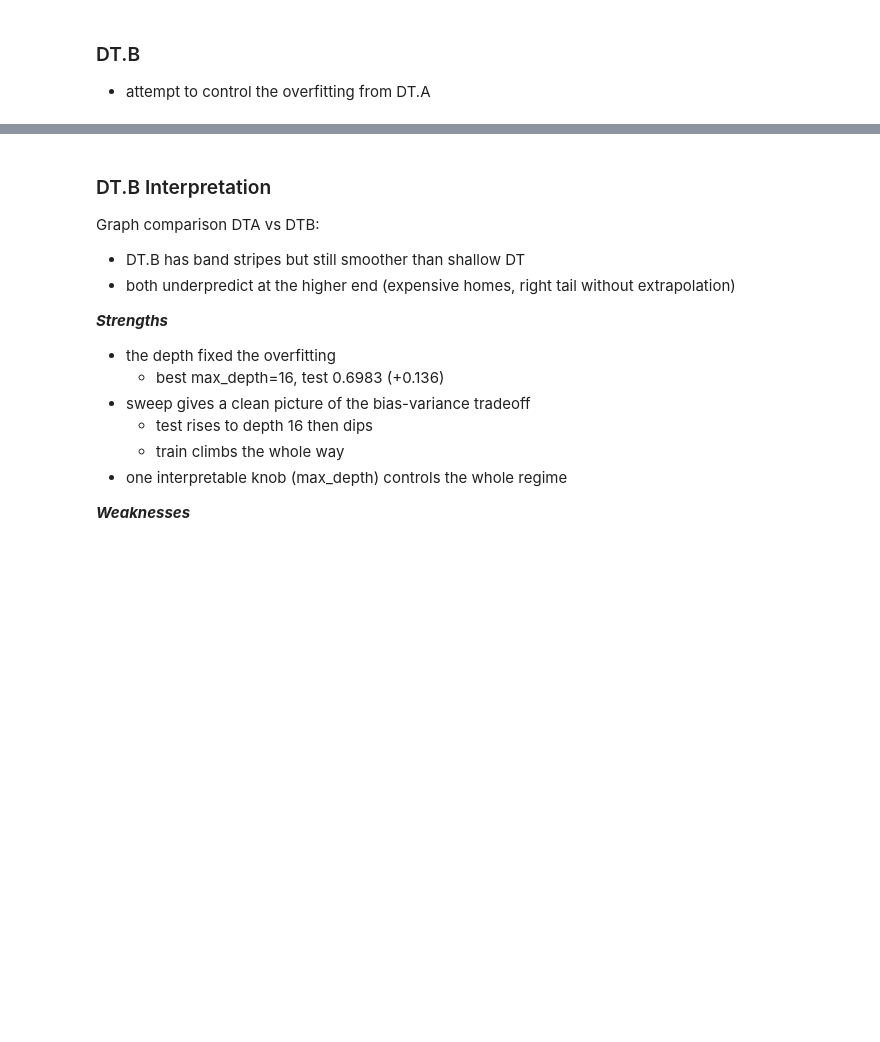
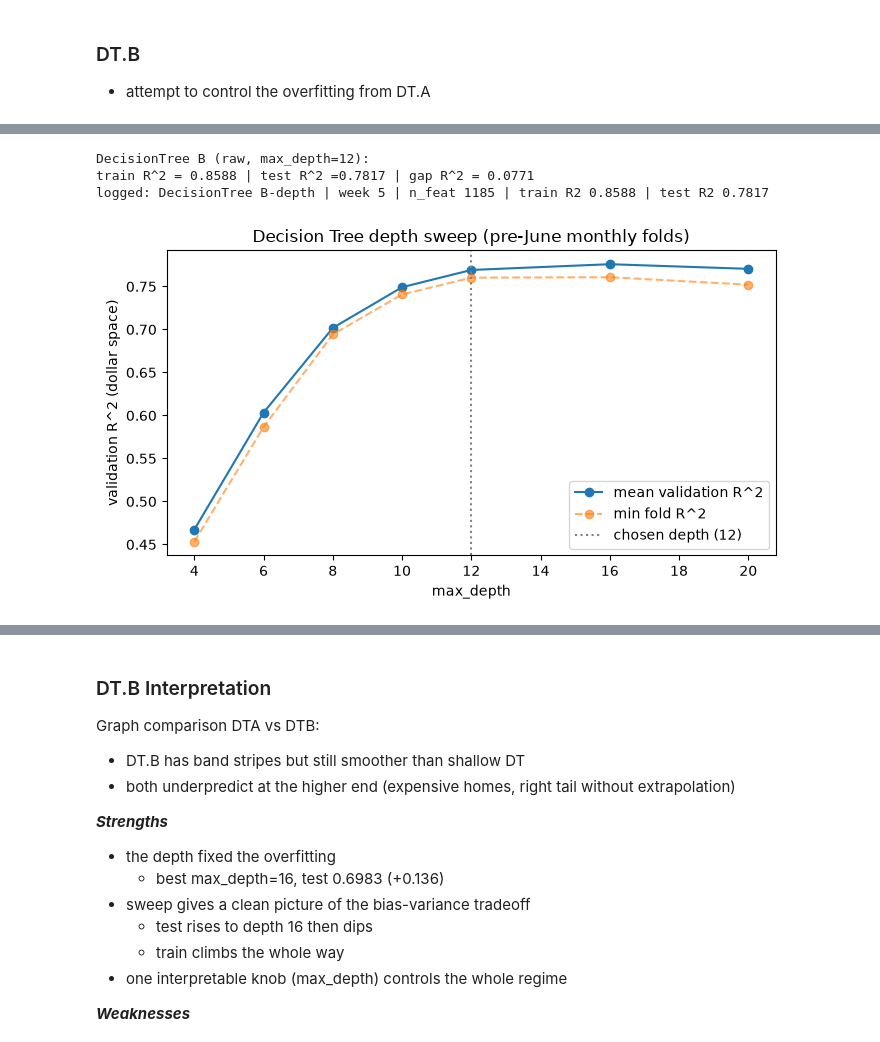
Before and after one commit to iviang/IDX-Exchange-DS-2026, a Jupyter notebook: Deliverables/Week 5/04_model_comparison.ipynb, the cells around one changed output, grey strips where cells are left out. Saved outputs shown, nothing was run; the diff lists cells and outputs as text; code cells hidden in the pictures; blank space fills up the shorter version.

Commit message:
adjusting the gridserach and depth sweep

```diff
--- a/Deliverables/Week 5/04_model_comparison.ipynb
+++ b/Deliverables/Week 5/04_model_comparison.ipynb
@@ -116,17 +116,23 @@ EXCLUDE = [
 
     "County_Los_Angeles",       # reference
     "SchoolDistrict",
-    "BedperBath", "PropertyAge", "LotToLiving_log", "LotToLiving",
+    "BedBathRatio",
+    "PropertyAge",
+    "LotToLiving_log",
+    "LotToLiving",
+    "City"
 
 ]
 
 feature = [c for c in df.columns if c not in EXCLUDE and not c.startswith("District_")]
-print(f"Old Feature Set: {len(feature)} features")
+print(f"Old Feature Set: {len(feature)} features"
+    f"({sum(c.startswith('Zip_') for c in feature)} ZIP, "
+    f"{sum(c.startswith('City_') for c in feature)} City)")
+
 
 # Checks
 assert not any("ClosePrice" in c for c in feature), "Target column leaked"
 assert df[feature].isna().sum().sum() == 0, "Feature matrix contains NaNs"
-assert len(feature) == 73, "Old Base feature set diverged from 03_baseline_model.ipynb result"
 
 X_train, X_test = train_df[feature], test_df[feature]
 y_train, y_test = train_df[TARGET], test_df[TARGET]
@@ -291,13 +310,31 @@ plt.show()
 # %%
 # refit at best depth and log it
-BEST_DT_DEPTH = int(best["max_depth"])
 dt_b = fit_eval(DecisionTreeRegressor(max_depth=BEST_DT_DEPTH, random_state=RANDOM_STATE), use_log=False)
 
-print(f"DecisionTree B (log, max_depth={BEST_DT_DEPTH}):\n"
+print(f"DecisionTree B (raw, max_depth={BEST_DT_DEPTH}):\n"
       f"train R^2 = {dt_b['train_r2']:.4f} | test R^2 ={dt_b['test_r2']:.4f} | gap R^2 = {dt_b['train_r2'] - dt_b['test_r2']:.4f}")
 
 log_result("DecisionTree", "B-depth", dt_b["train_r2"], dt_b["test_r2"],
-           f"max_depth={BEST_DT_DEPTH} chosen from sweep {depths}, raw target")
+           f"max_depth={BEST_DT_DEPTH} chosen from recent months pre Test month, raw target")
+# %% [output]
+DecisionTree B (raw, max_depth=12):
+train R^2 = 0.8588 | test R^2 =0.7817 | gap R^2 = 0.0771
+logged: DecisionTree B-depth | week 5 | n_feat 1185 | train R2 0.8588 | test R2 0.7817
+# %%
+# Decision Tree depth sweep
+#plot
+fig, ax = plt.subplots(figsize=(7, 4))
+ax.plot(dt_sweep["max_depth"], dt_sweep["mean_val_r2"], marker="o", label="mean validation R^2")
+ax.plot(dt_sweep["max_depth"], dt_sweep["min_val_r2"], marker="o", ls="--", alpha=0.6, label="min fold R^2")
+ax.axvline(BEST_DT_DEPTH, ls=":", color="gray", label=f"chosen depth ({BEST_DT_DEPTH})")
+ax.set_xlabel("max_depth")
+ax.set_ylabel("validation R^2 (dollar space)")
+ax.set_title("Decision Tree depth sweep (pre-June monthly folds)")
+ax.legend()
+plt.tight_layout()
+plt.show()
+# %% [output]
+[figure, added]
 # %%
 # DT.A vs DT.B (max_depth=6) on test set
 fig, axes = plt.subplots(1, 2, figsize=(12, 6))
```
Also changed, not shown: parts of 22 cells of this notebook, 1 other file.
